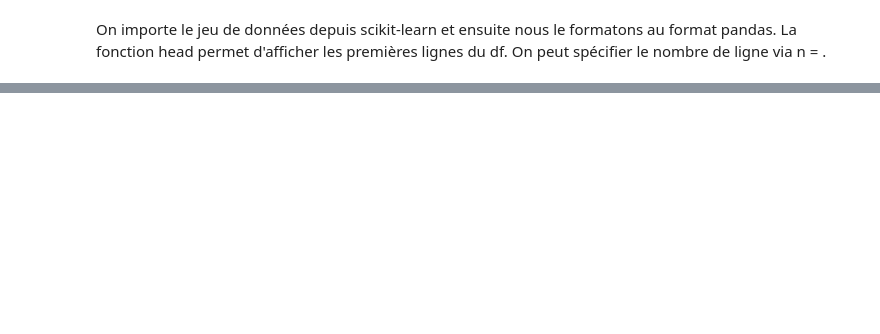
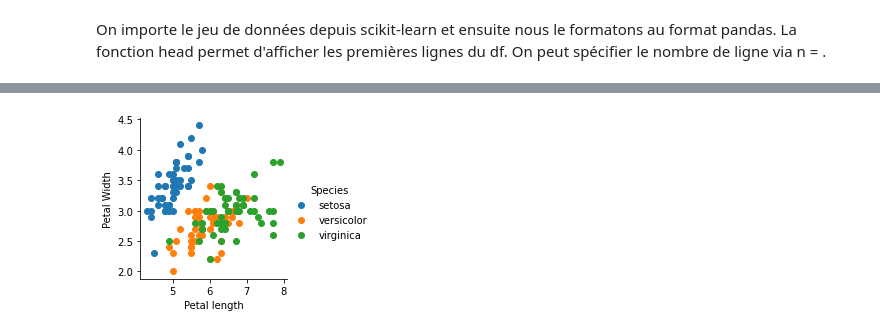
Before and after one commit to ValHrt/BasicsPython, a Jupyter notebook: Test.ipynb, the cells around one changed output, grey strips where cells are left out. Saved outputs shown, nothing was run; the diff lists cells and outputs as text; code cells hidden in the pictures; blank space fills up the shorter version.

```diff
--- a/Test.ipynb
+++ b/Test.ipynb
@@ -202,0 +225,7 @@ La fonction head permet d'afficher les premières lignes du df. On peut spécifi
+# %%
+sns.FacetGrid(data,hue="Species")\
+.map(pyplot.scatter,"Petal length","Petal Width")\
+.add_legend()
+pyplot.show()
+# %% [output]
+[figure, added]
```
Also changed, not shown: parts of 8 cells of this notebook.
